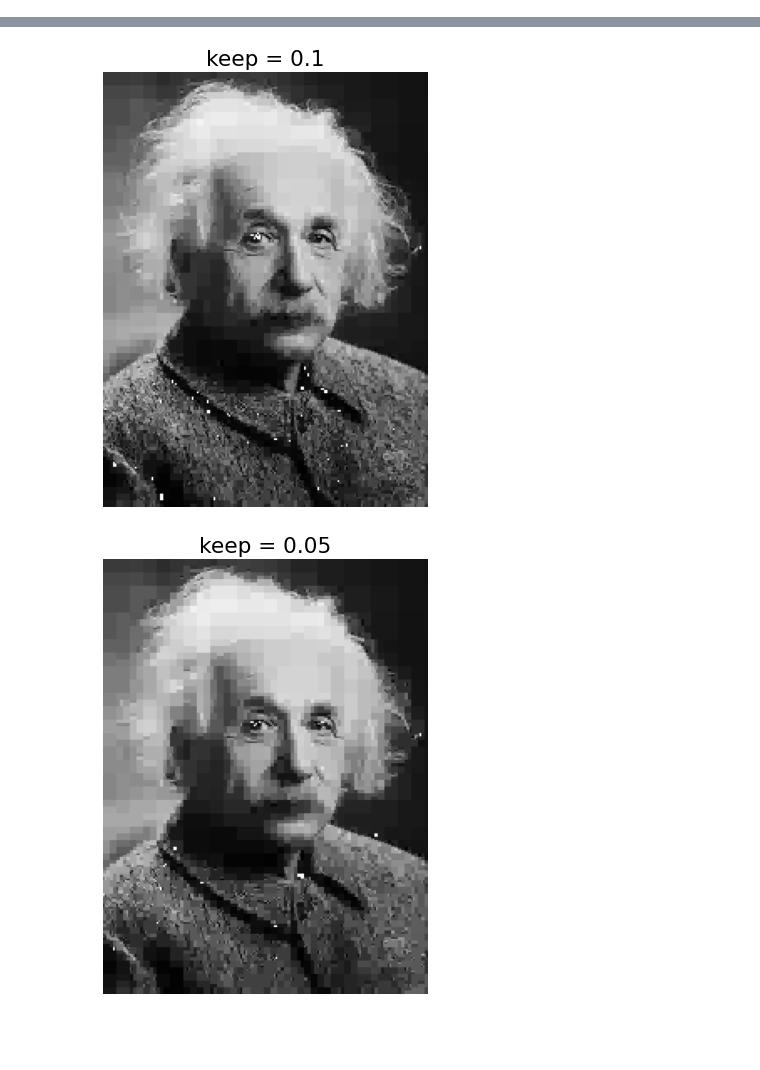
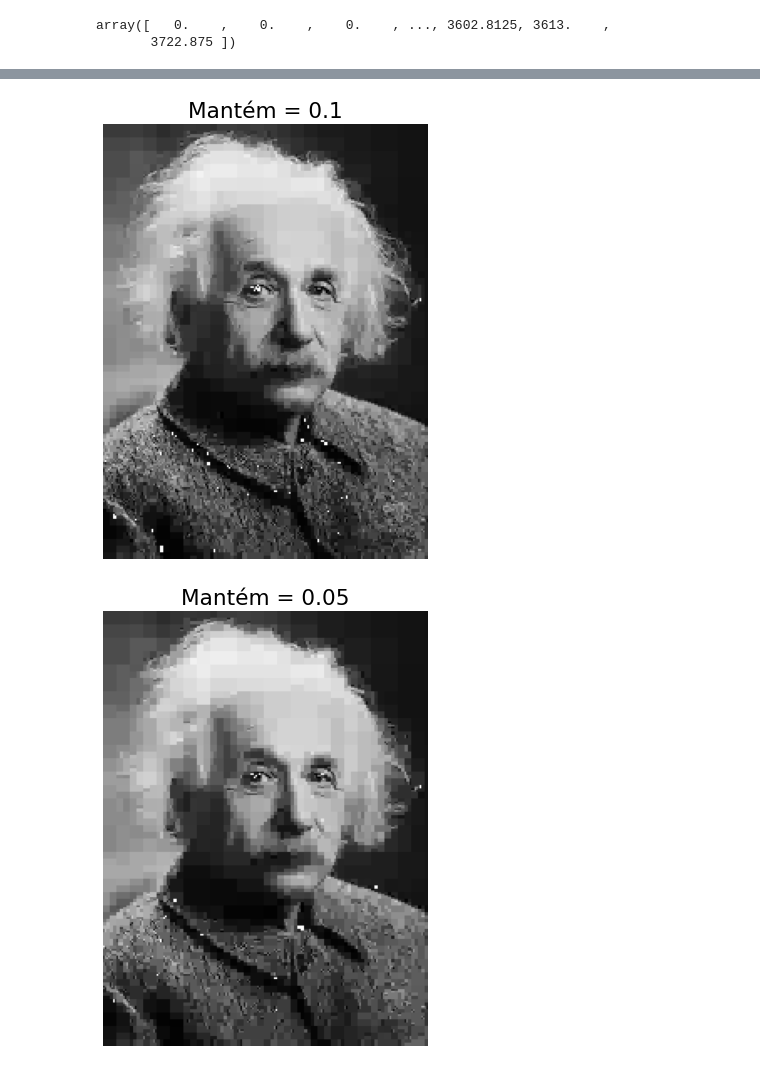
Before and after one commit to KgPergher98/M-todos-Computacionais-da-F-sica-C, a Jupyter notebook: Wavelets - Compactação de imagens.ipynb, the cells around one changed output, grey strips where cells are left out. Saved outputs shown, nothing was run; the diff lists cells and outputs as text; code cells hidden in the pictures; blank space fills up the shorter version.

Commit message:
Update Wavelets

```diff
--- a/Wavelets - Compactação de imagens.ipynb
+++ b/Wavelets - Compactação de imagens.ipynb
@@ -0,0 +25,10 @@
+# %%
+A = imread('einstein.jfif')
+# Convertendo em escala cinza (Gray-Scale)
+B = np.mean(A, -1)
+
+# Compressão
+n = 4
+w = 'db1'
+coeffs = pywt.wavedec2(B,wavelet='haar',level=n)
+coeffs
@@ -1,38 +53,20 @@
+# %%
+coeff_arr, coeff_slices = pywt.coeffs_to_array(coeffs)
+Csort = np.sort(np.abs(coeff_arr.reshape(-1)))
+Csort
+# %% [output]
+array([   0.    ,    0.    ,    0.    , ..., 3602.8125, 3613.    ,
+       3722.875 ])
 # %%
-# Using the PyWavelets module, available at
-# https://pywavelets.readthedocs.io/en/latest/install.html
-
-from matplotlib.image import imread
-import numpy as np
-import matplotlib.pyplot as plt
-import os
-import pywt
-plt.rcParams['figure.figsize'] = [8, 8]
-plt.rcParams.update({'font.size': 18})
-
-A = imread('einstein.jfif')
-B = np.mean(A, -1); # Convert RGB to grayscale
-
-## Wavelet Compression
-n = 4
-w = 'db1'
-coeffs = pywt.wavedec2(B,wavelet=w,level=n)
-
-coeff_arr, coeff_slices = pywt.coeffs_to_array(coeffs)
-
-Csort = np.sort(np.abs(coeff_arr.reshape(-1)))
-
 for keep in (0.5, 0.1, 0.05, 0.01, 0.005):
     thresh = Csort[int(np.floor((1-keep)*len(Csort)))]
     ind = np.abs(coeff_arr) > thresh
-    Cfilt = coeff_arr * ind # Threshold small indices
-
+    Cfilt = coeff_arr * ind
     coeffs_filt = pywt.array_to_coeffs(Cfilt,coeff_slices,output_format='wavedec2')
 
-    # Plot reconstruction
     Arecon = pywt.waverec2(coeffs_filt,wavelet=w)
     plt.figure()
     plt.imshow(Arecon.astype('uint8'),cmap='gray')
     plt.axis('off')
-    plt.title('keep = ' + str(keep))
+    plt.title('Mantém = ' + str(keep))
 # %% [output]
@@ -40,2 +74,2 @@ for keep in (0.5, 0.1, 0.05, 0.01, 0.005):
-[figure, old version]
+[figure, new version]
-[figure, old version]
+[figure, new version]
```
Also changed, not shown: parts of 5 cells of this notebook.
